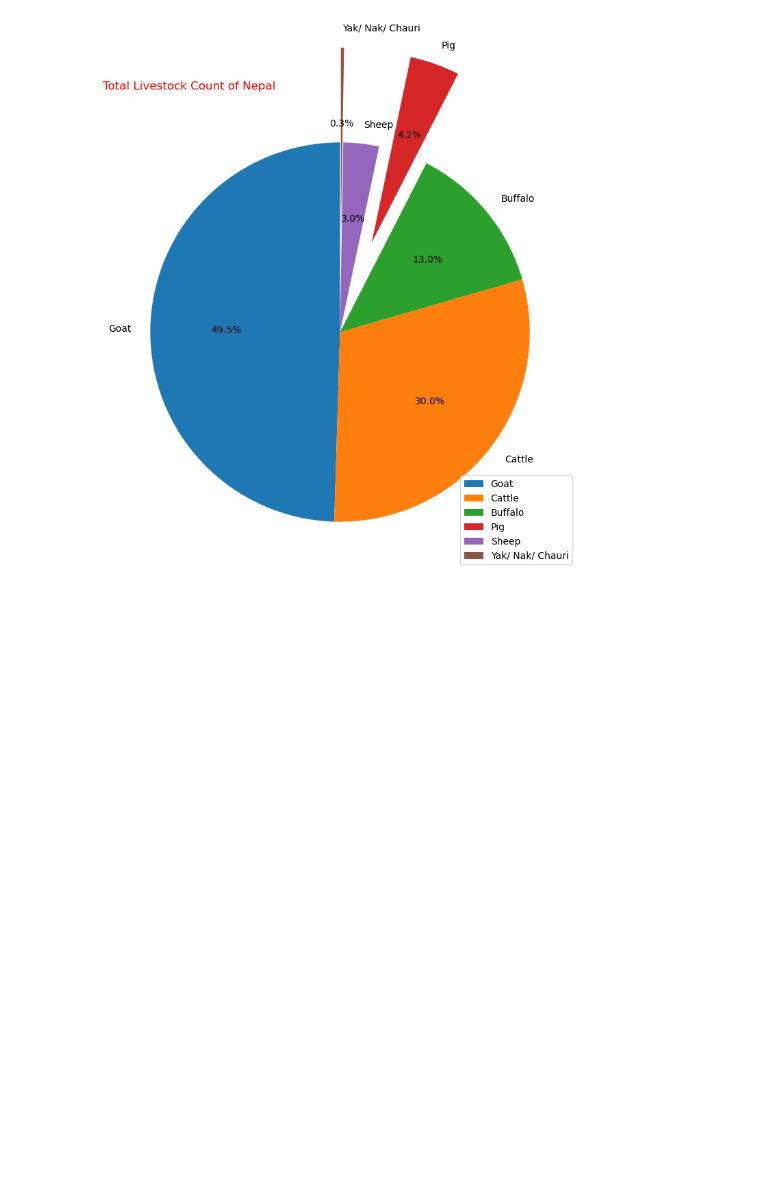
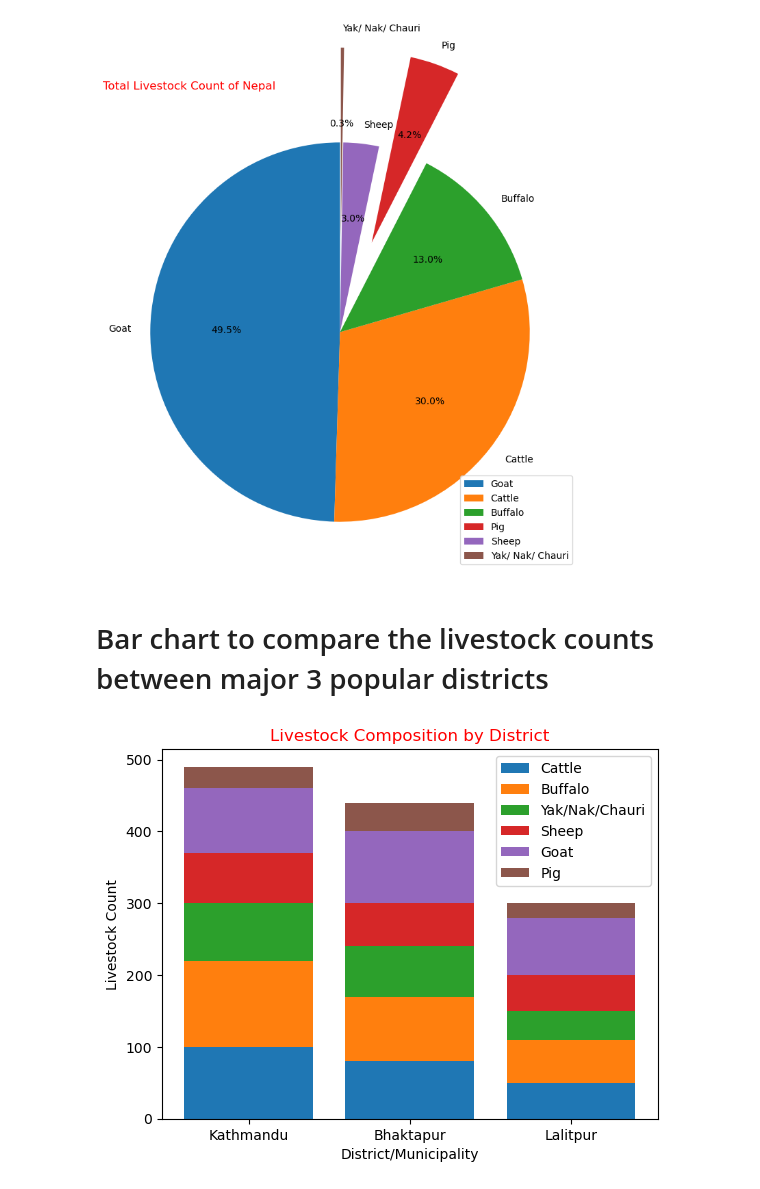
Before and after one commit to BibekRai44/Nepal-Livestock-Analysis, a Jupyter notebook: Data Analysis/Data Viz.ipynb, the cells around one changed output. Drawn from its saved outputs; the diff is of its cells as text; code cells hidden in the pictures; blank space fills up the shorter version.

Commit message:
bar chart to compare livestock

```diff
--- a/Data Analysis/Data Viz.ipynb
+++ b/Data Analysis/Data Viz.ipynb
@@ -120,3 +120,45 @@ plt.title("Total Livestock Count of Nepal",loc='left',color='red')
 # %% [output]
 Text(0.0, 1.0, 'Total Livestock Count of Nepal')
 [figure]
+# %% [markdown]
+# Bar chart to compare the livestock counts between major 3 popular districts
+# %%
+# Bar chart to compare the livestock counts between major 3 popular districts
+
+livestock_categories = ['Cattle', 'Buffalo', 'Yak/Nak/Chauri', 'Sheep', 'Goat', 'Pig']
+districts = ['Kathmandu','Bhaktapur','Lalitpur']
+
+livestock_counts = np.array([
+    [df.loc[df['District'] == 'Kathmandu', 'Cattle'].sum(),
+     df.loc[df['District'] == 'Kathmandu', 'Buffalo'].sum(),
+     df.loc[df['District'] == 'Kathmandu', 'Yak/ Nak/ Chauri'].sum(),
+     df.loc[df['District'] == 'Kathmandu', 'Sheep'].sum(),
+     df.loc[df['District'] == 'Kathmandu', 'Goat'].sum(),
+     df.loc[df['District'] == 'Kathmandu', 'Pig'].sum()],
+    [df.loc[df['District'] == 'Bhaktapur', 'Cattle'].sum(),
+     df.loc[df['District'] == 'Bhaktapur', 'Buffalo'].sum(),
+     df.loc[df['District'] == 'Bhaktapur', 'Yak/ Nak/ Chauri'].sum(),
+     df.loc[df['District'] == 'Bhaktapur', 'Sheep'].sum(),
+     df.loc[df['District'] == 'Bhaktapur', 'Goat'].sum(),
+     df.loc[df['District'] == 'Bhaktapur', 'Pig'].sum()],
+    [df.loc[df['District'] == 'Lalitpur', 'Cattle'].sum(),
+     df.loc[df['District'] == 'Lalitpur', 'Buffalo'].sum(),
+     df.loc[df['District'] == 'Lalitpur', 'Yak/ Nak/ Chauri'].sum(),
+     df.loc[df['District'] == 'Lalitpur', 'Sheep'].sum(),
+     df.loc[df['District'] == 'Lalitpur', 'Goat'].sum(),
+     df.loc[df['District'] == 'Lalitpur', 'Pig'].sum()]
+])
+
+plt.bar(districts, livestock_counts[:, 0], label=livestock_categories[0])
+for i in range(1, len(livestock_categories)):
+    plt.bar(districts, livestock_counts[:, i], bottom=np.sum(livestock_counts[:, :i], axis=1), label=livestock_categories[i])
+
+plt.legend()
+
+plt.xlabel('District/Municipality')
+plt.ylabel('Livestock Count')
+plt.title('Livestock Composition by District',color='red')
+
+plt.show()
+# %% [output]
+[figure, added]
```
Also changed, not shown: parts of 1 cell of this notebook.
